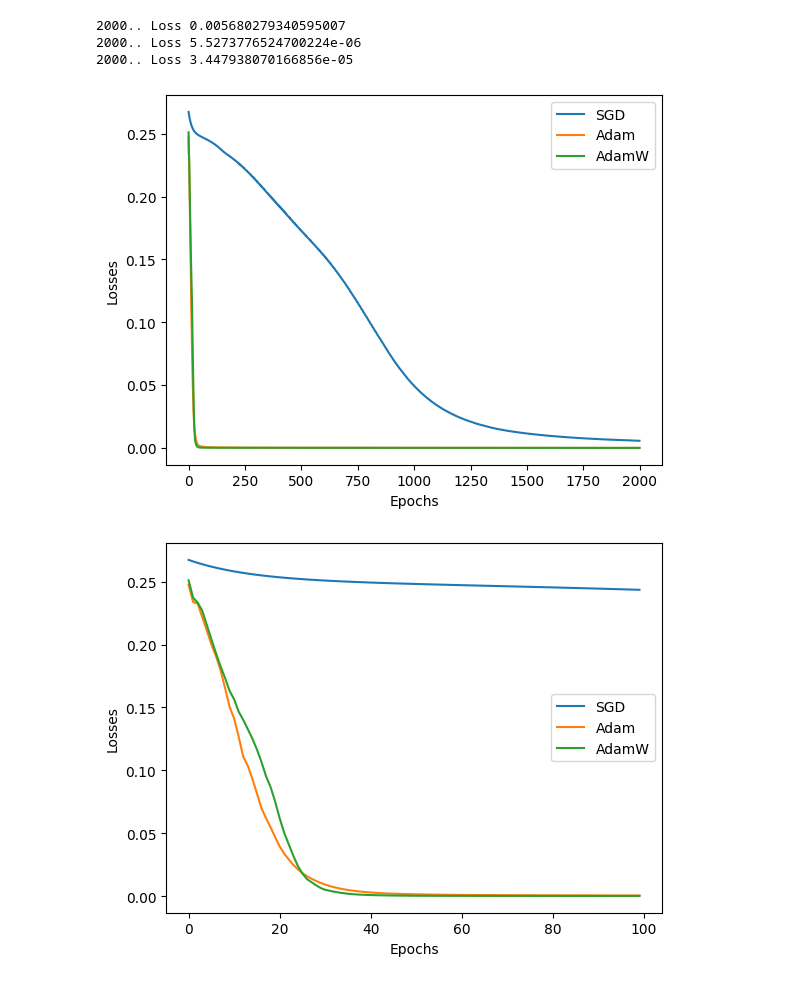
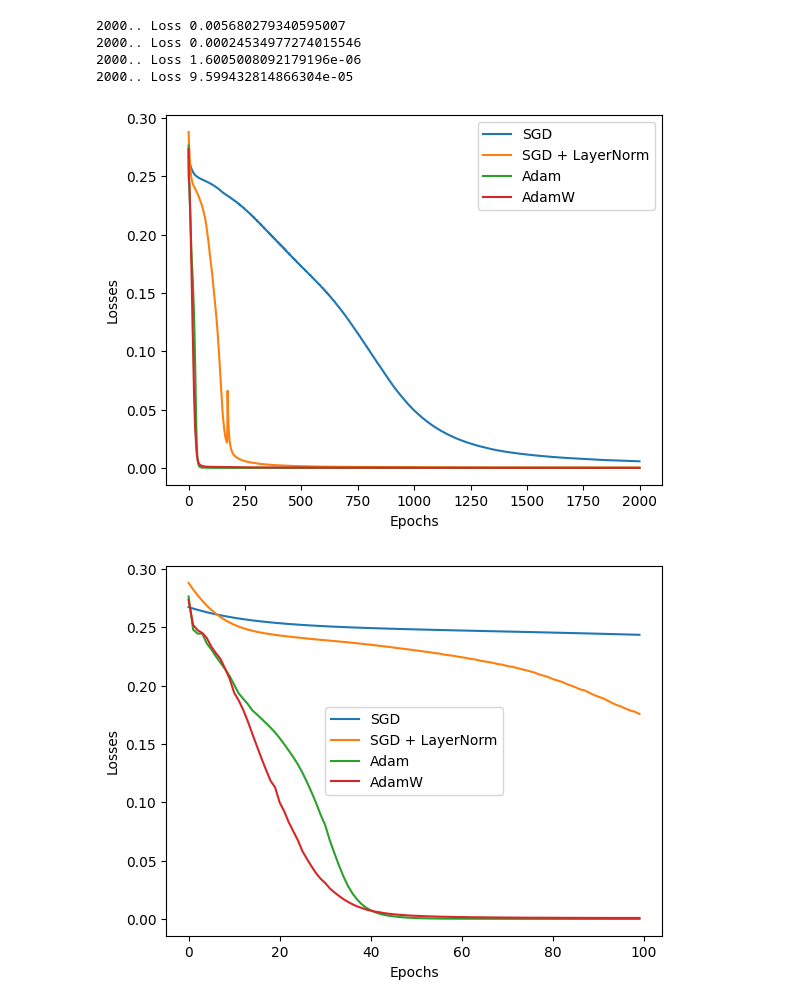
Before and after one commit to michael-0acf4/deep-learning-sandbox, a Jupyter notebook: sidequests/01-sidequest-sgd-vs-adam.ipynb, the cells around one changed output. Saved outputs shown, nothing was run; the diff lists cells and outputs as text; code cells hidden in the pictures.

Commit message:
feat: LayerNorm impl

```diff
--- a/sidequests/01-sidequest-sgd-vs-adam.ipynb
+++ b/sidequests/01-sidequest-sgd-vs-adam.ipynb
@@ -25,6 +26,14 @@ net_sgd = SeqLinear(
     optimizer=optSGD(lr=0.1),  # !
 )
 net_sgd.train(xs, ys, 2000)
+
+net_sgd_with_layer_norm = SeqLinear(
+    nout=1,
+    layers=[LinearLayer(2, 10), LayerNorm(10), ReLU(), LinearLayer(10, 1), Sigmoid()],
+    criterion=lossMSE(),
+    optimizer=optSGD(lr=0.1),  # !
+)
+net_sgd_with_layer_norm.train(xs, ys, 2000)
 
 net_adam = SeqLinear(
     nout=1,
@@ -43,11 +52,13 @@ net_adam_W = SeqLinear(
 net_adam_W.train(xs, ys, 2000)
 # %% [output]
 2000.. Loss 0.005680279340595007
-2000.. Loss 5.5273776524700224e-06
-2000.. Loss 3.447938070166856e-05
+2000.. Loss 0.00024534977274015546
+2000.. Loss 1.6005008092179196e-06
+2000.. Loss 9.599432814866304e-05
 # %%
 # Over all epochs
 plt.plot(net_sgd.losses, label="SGD")
+plt.plot(net_sgd_with_layer_norm.losses, label="SGD + LayerNorm")
 plt.plot(net_adam.losses, label="Adam")
 plt.plot(net_adam_W.losses, label="AdamW")
 
@@ -56,17 +67,18 @@ plt.ylabel("Losses")
 plt.legend()
 plt.show()
 # %% [output]
-[figure, old version]
+[figure, new version]
 # %%
 # Notice how fast Adan abd AdamW are..
 max_epochs = 100
 plt.plot(net_sgd.losses[:max_epochs], label="SGD")
+plt.plot(net_sgd_with_layer_norm.losses[:max_epochs], label="SGD + LayerNorm")
 plt.plot(net_adam.losses[:max_epochs], label="Adam")
 plt.plot(net_adam_W.losses[:max_epochs], label="AdamW")
 
 plt.xlabel("Epochs")
 plt.ylabel("Losses")
 plt.legend()
 plt.show()
 # %% [output]
-[figure, old version]
+[figure, new version]
```
Also changed, not shown: parts of 1 cell of this notebook, 2 other files.
